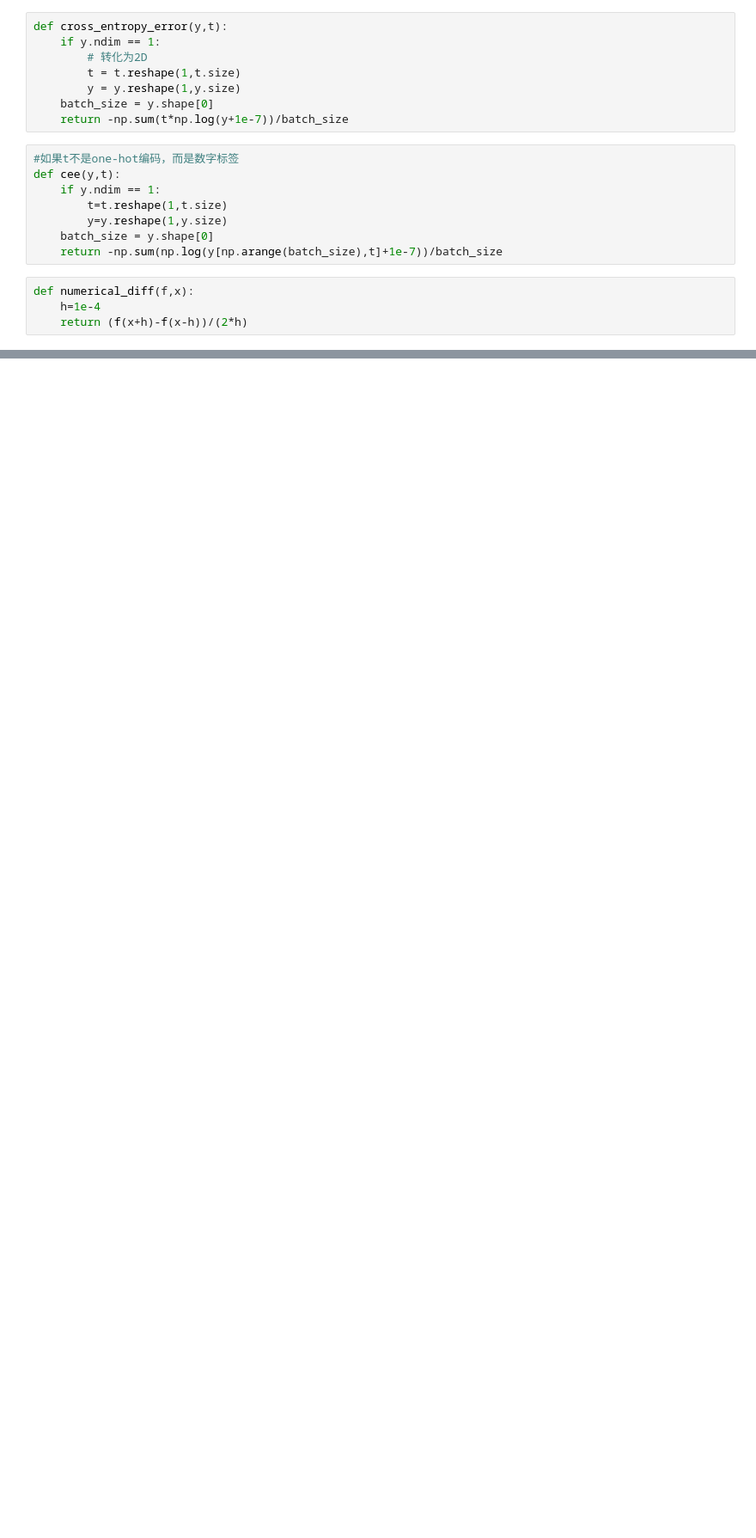
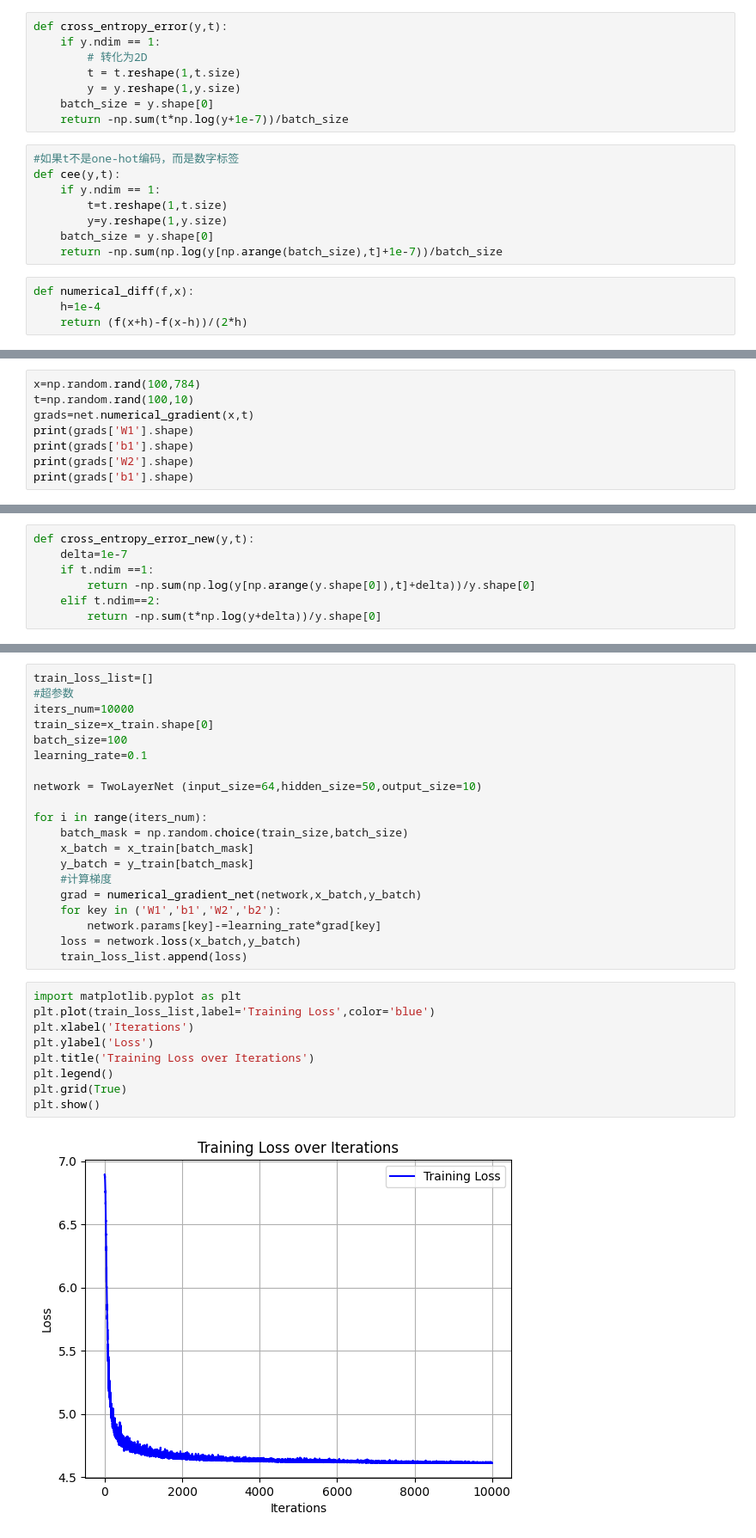
Before and after one commit to LokTsinglong/introDeepLearning, a Jupyter notebook: lossFunction.ipynb, the cells around one changed output, grey strips where cells are left out. Shown: that part at 86% size. Drawn from its saved outputs; the diff is of its cells as text; blank space fills up the shorter version.

```diff
--- a/lossFunction.ipynb
+++ b/lossFunction.ipynb
@@ -84,0 +331,8 @@ def numerical_diff(f,x):
+# %%
+x=np.random.rand(100,784)
+t=np.random.rand(100,10)
+grads=net.numerical_gradient(x,t)
+print(grads['W1'].shape)
+print(grads['b1'].shape)
+print(grads['W2'].shape)
+print(grads['b1'].shape)
@@ -84,0 +566,7 @@ def numerical_diff(f,x):
+# %%
+def cross_entropy_error_new(y,t):
+    delta=1e-7
+    if t.ndim ==1:
+        return -np.sum(np.log(y[np.arange(y.shape[0]),t]+delta))/y.shape[0]
+    elif t.ndim==2:
+        return -np.sum(t*np.log(y+delta))/y.shape[0]
@@ -84,0 +622,31 @@ def numerical_diff(f,x):
+# %%
+train_loss_list=[]
+#超参数
+iters_num=10000
+train_size=x_train.shape[0]
+batch_size=100
+learning_rate=0.1
+
+network = TwoLayerNet (input_size=64,hidden_size=50,output_size=10)
+
+for i in range(iters_num):
+    batch_mask = np.random.choice(train_size,batch_size)
+    x_batch = x_train[batch_mask]
+    y_batch = y_train[batch_mask]
+    #计算梯度
+    grad = numerical_gradient_net(network,x_batch,y_batch)
+    for key in ('W1','b1','W2','b2'):
+        network.params[key]-=learning_rate*grad[key]
+    loss = network.loss(x_batch,y_batch)
+    train_loss_list.append(loss)
+# %%
+import matplotlib.pyplot as plt
+plt.plot(train_loss_list,label='Training Loss',color='blue')
+plt.xlabel('Iterations')
+plt.ylabel('Loss')
+plt.title('Training Loss over Iterations')
+plt.legend()
+plt.grid(True)
+plt.show()
+# %% [output]
+[figure, added]
```
Also changed, not shown: parts of 53 cells of this notebook, 1 other file.
